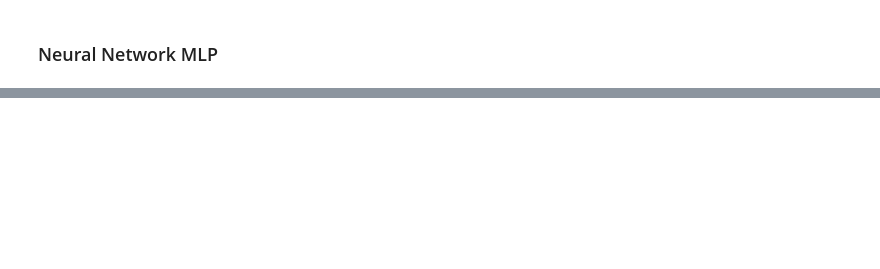
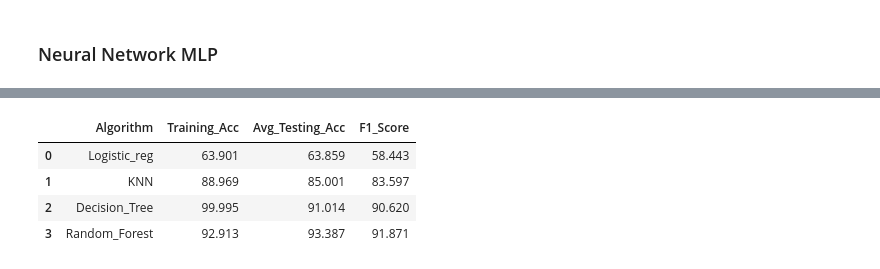
Before and after one commit to pvn-leo/DataAnalytics, a Jupyter notebook: EndToEnd.ipynb, the cells around one changed output, grey strips where cells are left out. Saved outputs shown, nothing was run; the diff lists cells and outputs as text; code cells hidden in the pictures; blank space fills up the shorter version.

```diff
--- a/EndToEnd.ipynb
+++ b/EndToEnd.ipynb
@@ -569,0 +621,17 @@ Neural Network MLP Confusion Matrix
+# %%
+data = {'Algorithm':['Logistic_reg', 'KNN', 'Decision_Tree', 'Random_Forest'],
+        'Training_Acc':[63.901,88.969 ,99.995, 92.913],
+        'Avg_Testing_Acc':[63.859,85.001,91.014,93.387],
+        'F1_Score':[58.443,83.597,90.620,91.871]}
+
+# Create DataFrame
+df = pd.DataFrame(data)
+
+# Print the output.
+df
+# %% [output]
+|  | Algorithm | Training_Acc | Avg_Testing_Acc | F1_Score |
+| 0 | Logistic_reg | 63.901 | 63.859 | 58.443 |
+| 1 | KNN | 88.969 | 85.001 | 83.597 |
+| 2 | Decision_Tree | 99.995 | 91.014 | 90.620 |
+| 3 | Random_Forest | 92.913 | 93.387 | 91.871 |
```
Also changed, not shown: parts of 32 cells of this notebook, 1 other file.
